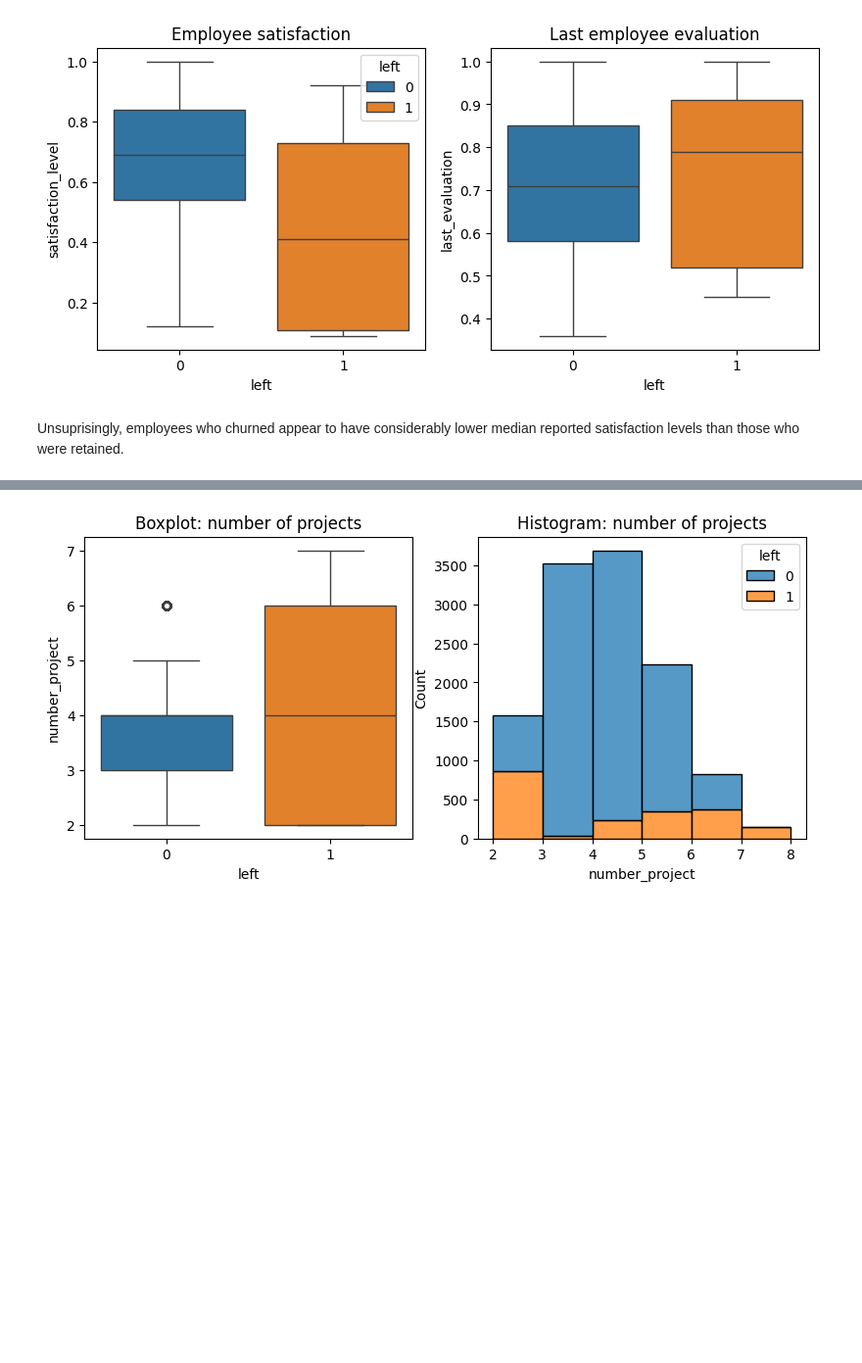
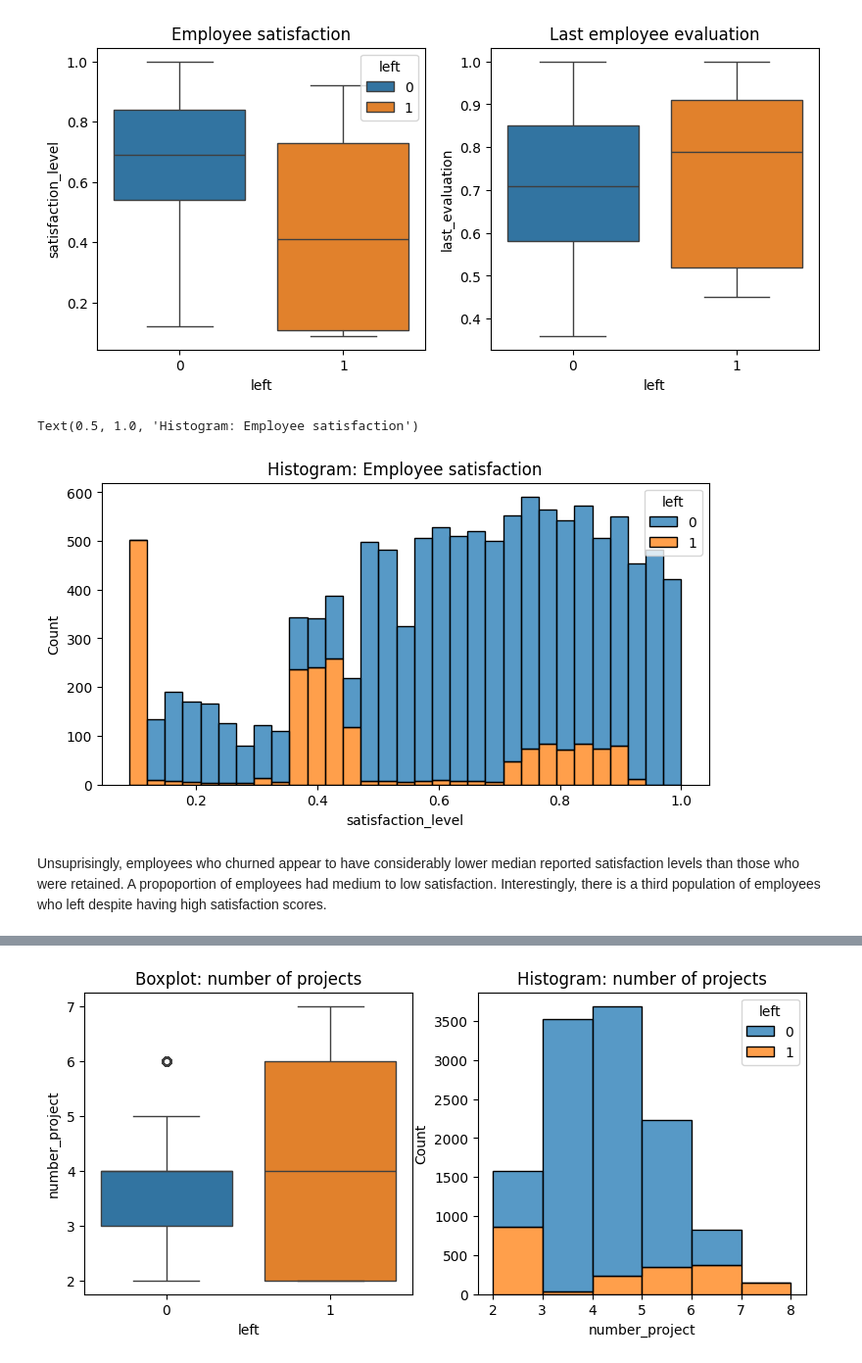
Before and after one commit to dianario/google_capstone_salifort_motors_analytics, a Jupyter notebook: course_7_salifort_motors_project_lab.ipynb, the cells around one changed output, grey strips where cells are left out. Shown at 98% size. Cells and saved outputs as stored; diff of their text form; code cells hidden in the pictures; blank space fills up the shorter version.

```diff
--- a/course_7_salifort_motors_project_lab.ipynb
+++ b/course_7_salifort_motors_project_lab.ipynb
@@ -332,8 +334,18 @@ axes[1].set_title('Last employee evaluation')
 plt.show()
 # %% [output]
 [figure]
+# %%
+
+plt.figure(figsize=(8,4))
+sns.histplot(x=df1['satisfaction_level'],
+             hue=df1['left'],
+             multiple='stack')
+plt.title("Histogram: Employee satisfaction")
+# %% [output]
+Text(0.5, 1.0, 'Histogram: Employee satisfaction')
+[figure, added]
 # %% [markdown]
-Unsuprisingly, employees who churned appear to have considerably lower median reported satisfaction levels than those who were retained.
+Unsuprisingly, employees who churned appear to have considerably lower median reported satisfaction levels than those who were retained. A propoportion of employees had medium to low satisfaction. Interestingly, there is a third population of employees who left despite having high satisfaction scores.
 # %%
 # Explore employee evaluation
 fig, axes =plt.subplots(1, 2, figsize=(9.5, 4))
```
Also changed, not shown: parts of 47 cells of this notebook.
